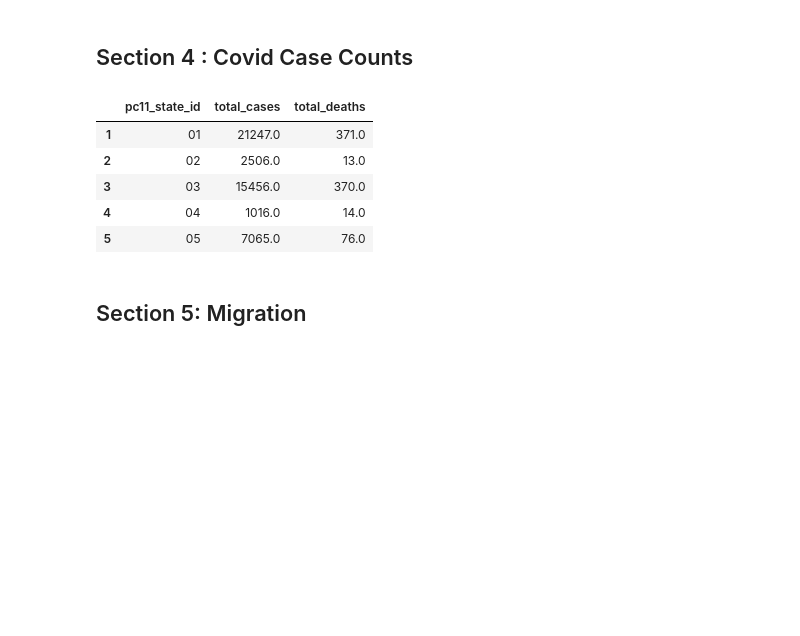
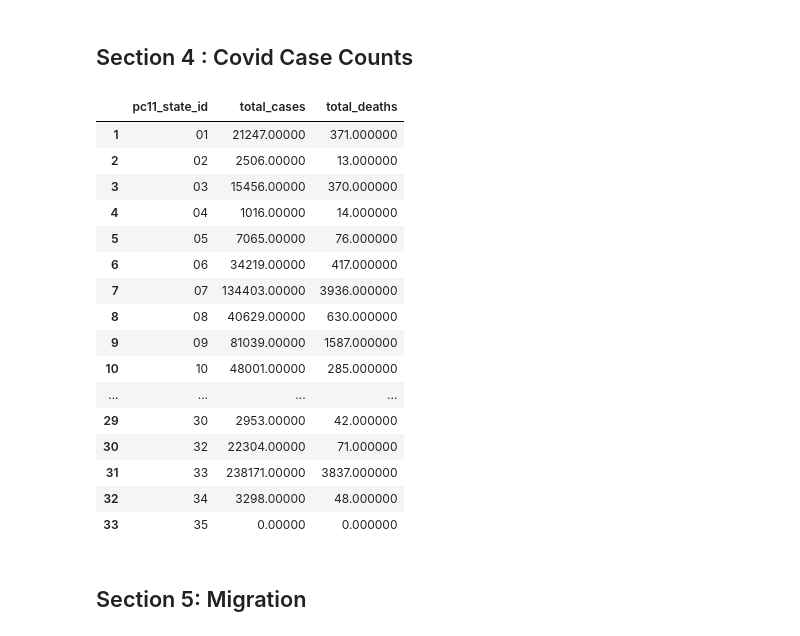
Before and after one commit to lekhanam12/datascience, a Jupyter notebook: final_merged_dataset.ipynb, the cells around one changed output. Cells and saved outputs as stored; diff of their text form; code cells hidden in the pictures; blank space fills up the shorter version.

```diff
--- a/final_merged_dataset.ipynb
+++ b/final_merged_dataset.ipynb
@@ -177,14 +194,25 @@ state_cases_df = state_cases_df.dropna()
 # %%
 state_cases_df = state_cases_df.drop(index=0)
 # %%
-state_cases_df.head()
+state_cases_df
 # %% [output]
 |  | pc11_state_id | total_cases | total_deaths |
-| 1 | 01 | 21247.0 | 371.0 |
-| 2 | 02 | 2506.0 | 13.0 |
-| 3 | 03 | 15456.0 | 370.0 |
-| 4 | 04 | 1016.0 | 14.0 |
-| 5 | 05 | 7065.0 | 76.0 |
+| 1 | 01 | 21247.00000 | 371.000000 |
+| 2 | 02 | 2506.00000 | 13.000000 |
+| 3 | 03 | 15456.00000 | 370.000000 |
+| 4 | 04 | 1016.00000 | 14.000000 |
+| 5 | 05 | 7065.00000 | 76.000000 |
+| 6 | 06 | 34219.00000 | 417.000000 |
+| 7 | 07 | 134403.00000 | 3936.000000 |
+| 8 | 08 | 40629.00000 | 630.000000 |
+| 9 | 09 | 81039.00000 | 1587.000000 |
+| 10 | 10 | 48001.00000 | 285.000000 |
+| ... | ... | ... | ... |
+| 29 | 30 | 2953.00000 | 42.000000 |
+| 30 | 32 | 22304.00000 | 71.000000 |
+| 31 | 33 | 238171.00000 | 3837.000000 |
+| 32 | 34 | 3298.00000 | 48.000000 |
+| 33 | 35 | 0.00000 | 0.000000 |
 # %% [markdown]
 ## Section 5: Migration
 # %% [markdown]
```
Also changed, not shown: parts of 37 cells of this notebook.
